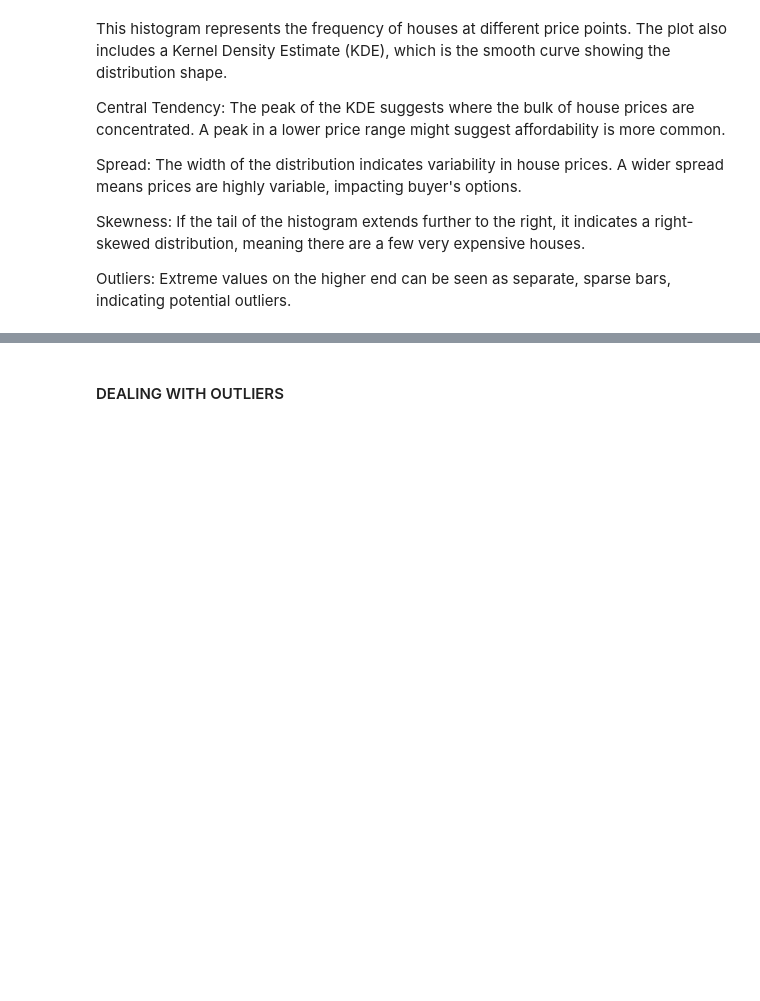
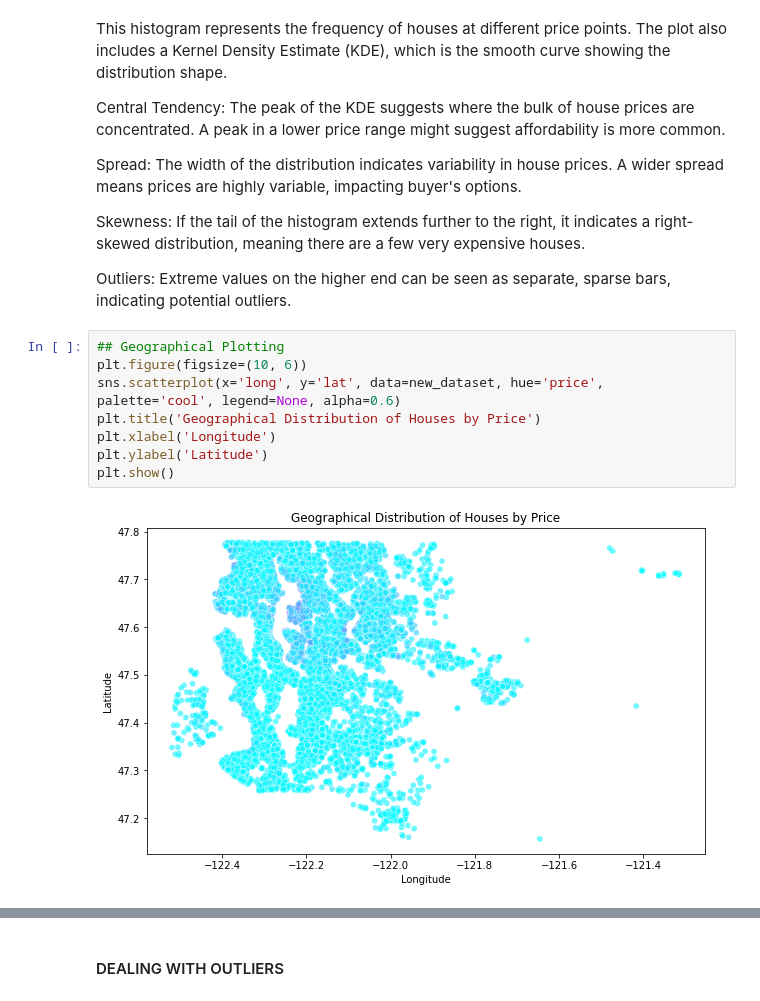
Before and after one commit to Calvin-Omwega/dsc-phase-2-Project, a Jupyter notebook: student.ipynb, the cells around one changed output, grey strips where cells are left out. Drawn from its saved outputs; the diff is of its cells as text; blank space fills up the shorter version.

```diff
--- a/student.ipynb
+++ b/student.ipynb
@@ -414,3 +414,13 @@ Spread: The width of the distribution indicates variability in house prices. A w
 Skewness: If the tail of the histogram extends further to the right, it indicates a right-skewed distribution, meaning there are a few very expensive houses.
 
 Outliers: Extreme values on the higher end can be seen as separate, sparse bars, indicating potential outliers.
+# %%
+## Geographical Plotting
+plt.figure(figsize=(10, 6))
+sns.scatterplot(x='long', y='lat', data=new_dataset, hue='price', palette='cool', legend=None, alpha=0.6)
+plt.title('Geographical Distribution of Houses by Price')
+plt.xlabel('Longitude')
+plt.ylabel('Latitude')
+plt.show()
+# %% [output]
+[figure, added]
```
Also changed, not shown: parts of 22 cells of this notebook.
